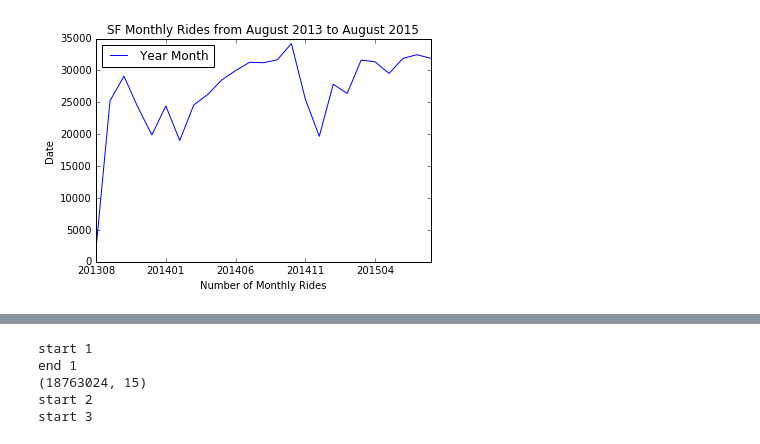
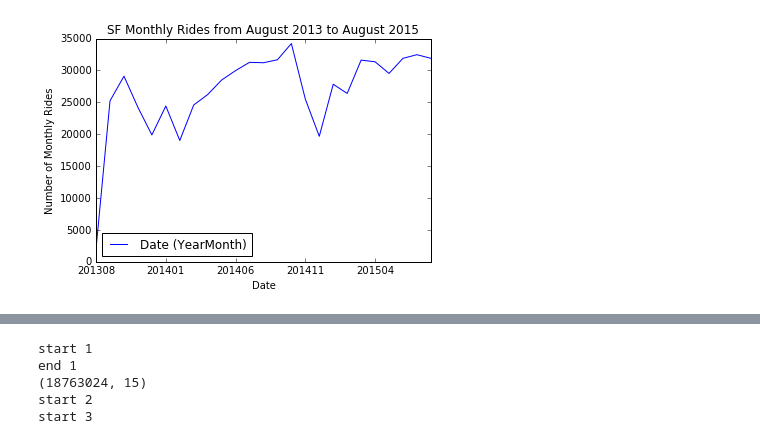
Before and after one commit to yannie30/MIDSPythonBridgeProject2-BikeShareData, a Jupyter notebook: Output Files/Data Analysis.ipynb, the cells around one changed output, grey strips where cells are left out. Saved outputs shown, nothing was run; the diff lists cells and outputs as text; code cells hidden in the pictures.

```diff
--- a/Output Files/Data Analysis.ipynb
+++ b/Output Files/Data Analysis.ipynb
@@ -5,12 +5,14 @@ import pandas as pd
 import matplotlib.pyplot as plt
 # %%
 #Impoting SF Data, create monthly graphs
-df = pd.read_csv("sf_merged_data.csv", parse_dates = ["starttime", "stoptime"])
-del df["Unnamed: 0"]
+sf_df = pd.read_csv("sf_merged_data.csv", parse_dates = ["starttime", "stoptime"])
+del sf_df["Unnamed: 0"]
 
-print(df.shape)
-df["Year Month"] = df['starttime'].dt.strftime('%Y%m')
-df.head()
+print(sf_df.shape)
+sf_df["Date (YearMonth)"] = sf_df['starttime'].dt.strftime('%Y%m')
+sf_df["Month"] = sf_df['starttime'].dt.strftime('%m').astype(int)
+sf_df["Year"] = sf_df['starttime'].dt.strftime('%Y').astype(int)
+sf_df.head()
 # %% [output]
 (669959, 15)
 |  | tripduration | starttime | start station name | start station id | stoptime | end station name | ... |
@@ -20,11 +22,11 @@ df.head()
 | 3 | 77 | 2013-08-29 11:29:00 | San Jose City Hall | 10 | 2013-08-29 11:30:00 | San Jose City Hall | ... |
 | 4 | 83 | 2013-08-29 12:02:00 | South Van Ness at Market | 66 | 2013-08-29 12:04:00 | Market at 10th | ... |
 # %%
-df.groupby(['Year Month']).agg({'Year Month': np.count_nonzero}).plot()
+sf_df.groupby(['Date (YearMonth)']).agg({'Date (YearMonth)': np.count_nonzero}).plot()
 plt.plot(legend=None)
-plt.xlabel("Number of Monthly Rides")
-plt.ylabel("Date")
+plt.xlabel("Date")
+plt.ylabel("Number of Monthly Rides")
 plt.title("SF Monthly Rides from August 2013 to August 2015")
 plt.savefig('SF_Rides Per Month Summary.png')
 # %% [output]
-[figure, old version]
+[figure, new version]
```
Also changed, not shown: parts of 1 cell of this notebook.
